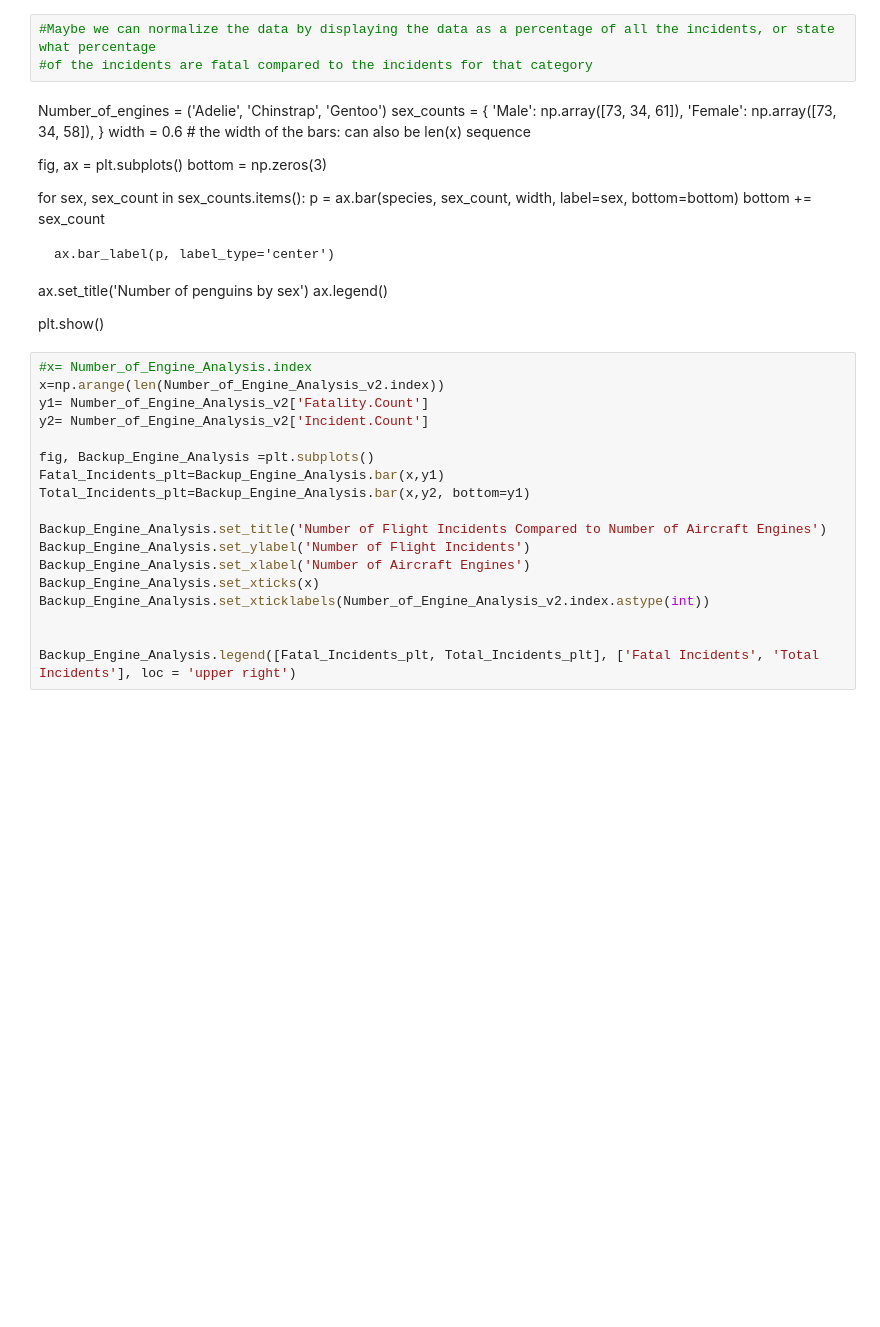
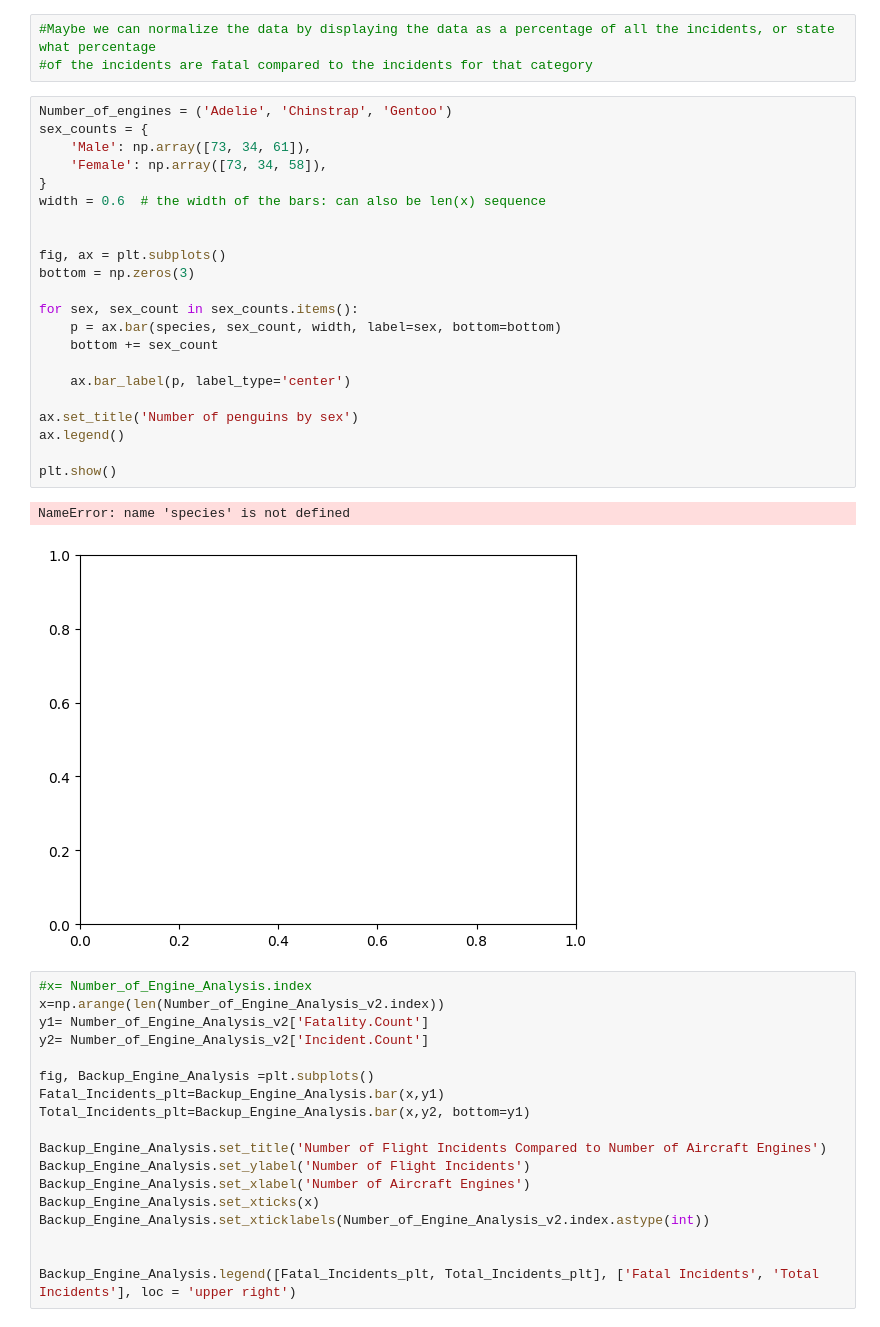
Before and after one commit to AndrewReusche/dsc-phase-1-project-v3, a Jupyter notebook: student.ipynb, the cells around one changed output. Saved outputs shown, nothing was run; the diff lists cells and outputs as text; blank space fills up the shorter version.

```diff
--- a/student.ipynb
+++ b/student.ipynb
@@ -1735,28 +1736,31 @@ Number_of_Engine_Analysis_v2
 # %%
 #Maybe we can normalize the data by displaying the data as a percentage of all the incidents, or state what percentage
 #of the incidents are fatal compared to the incidents for that category
-# %% [markdown]
-Number_of_engines = ('Adelie', 'Chinstrap', 'Gentoo')
-sex_counts = {
-    'Male': np.array([73, 34, 61]),
-    'Female': np.array([73, 34, 58]),
-}
-width = 0.6  # the width of the bars: can also be len(x) sequence
-
-
-fig, ax = plt.subplots()
-bottom = np.zeros(3)
-
-for sex, sex_count in sex_counts.items():
-    p = ax.bar(species, sex_count, width, label=sex, bottom=bottom)
-    bottom += sex_count
-
-    ax.bar_label(p, label_type='center')
-
-ax.set_title('Number of penguins by sex')
-ax.legend()
-
-plt.show()
+# %%
+Number_of_engines = ('Adelie', 'Chinstrap', 'Gentoo')
+sex_counts = {
+    'Male': np.array([73, 34, 61]),
+    'Female': np.array([73, 34, 58]),
+}
+width = 0.6  # the width of the bars: can also be len(x) sequence
+
+
+fig, ax = plt.subplots()
+bottom = np.zeros(3)
+
+for sex, sex_count in sex_counts.items():
+    p = ax.bar(species, sex_count, width, label=sex, bottom=bottom)
+    bottom += sex_count
+
+    ax.bar_label(p, label_type='center')
+
+ax.set_title('Number of penguins by sex')
+ax.legend()
+
+plt.show()
+# %% [output]
+NameError: name 'species' is not defined
+[figure, added]
 # %%
 #x= Number_of_Engine_Analysis.index
 x=np.arange(len(Number_of_Engine_Analysis_v2.index))
```
Also changed, not shown: parts of 22 cells of this notebook.
